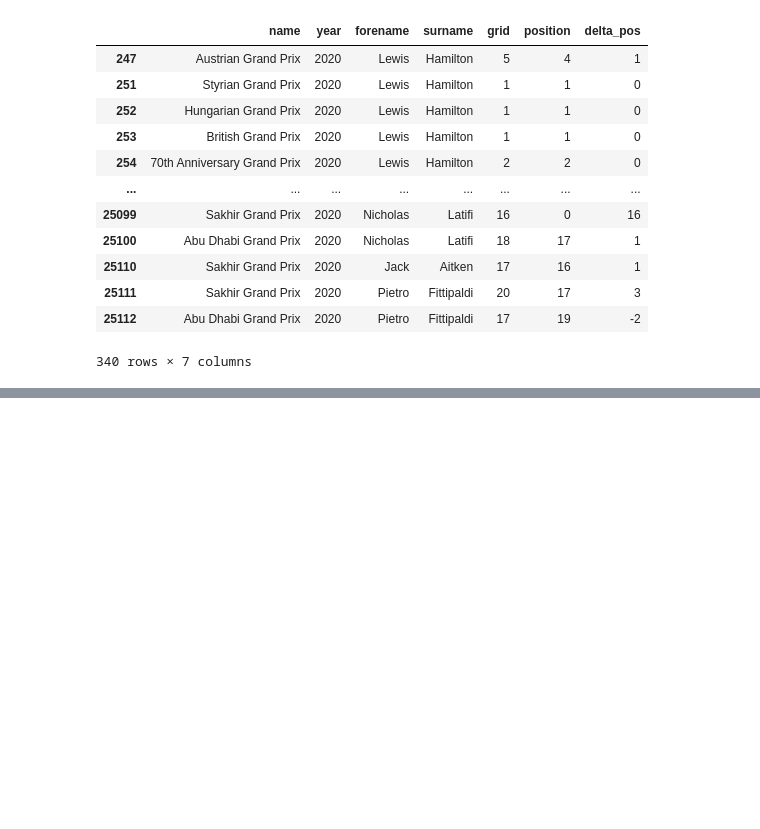
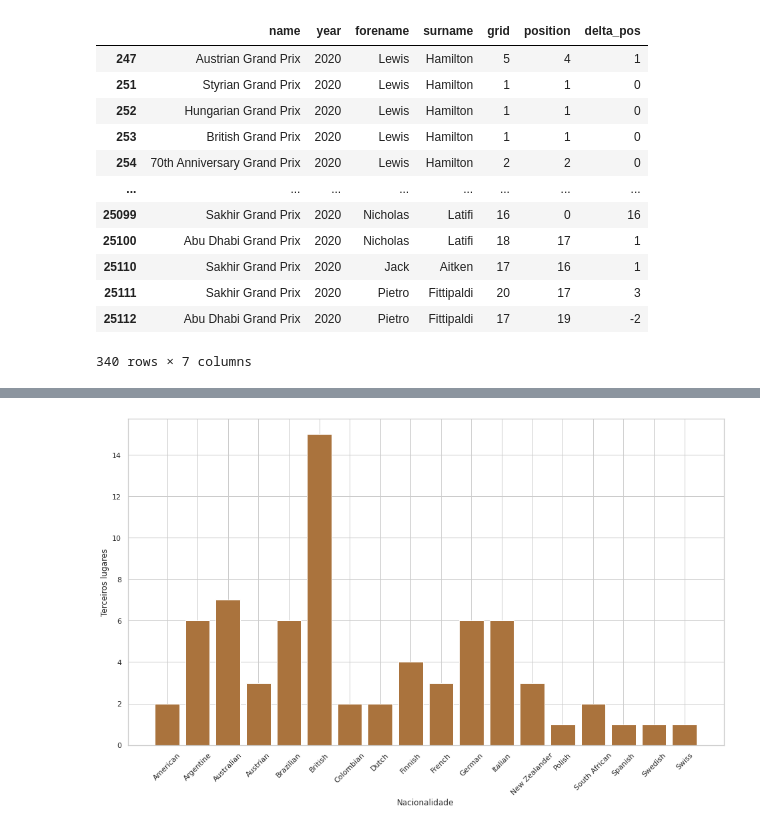
Before and after one commit to mateusquaresma/2021.3-big-019, a Jupyter notebook: notebooks/Formula-1.ipynb, the cells around one changed output, grey strips where cells are left out. Cells and saved outputs as stored; diff of their text form; code cells hidden in the pictures; blank space fills up the shorter version.

```diff
--- a/notebooks/Formula-1.ipynb
+++ b/notebooks/Formula-1.ipynb
@@ -69,0 +195,13 @@ rrd_2020[["name", "year", "forename", "surname", "grid", "position", "delta_pos"
+# %%
+#b08d57
+labels = third_places_by_nationality.index
+height = third_places_by_nationality["year"]
+
+plt.figure(figsize=(16, 9))
+plt.bar(labels, height, color = bronze)
+plt.ylabel("Terceiros lugares")
+plt.xlabel("Nacionalidade")
+plt.xticks(rotation=45)
+plt.show()
+# %% [output]
+[figure, added]
```
Also changed, not shown: parts of 39 cells of this notebook, 2 other files.
